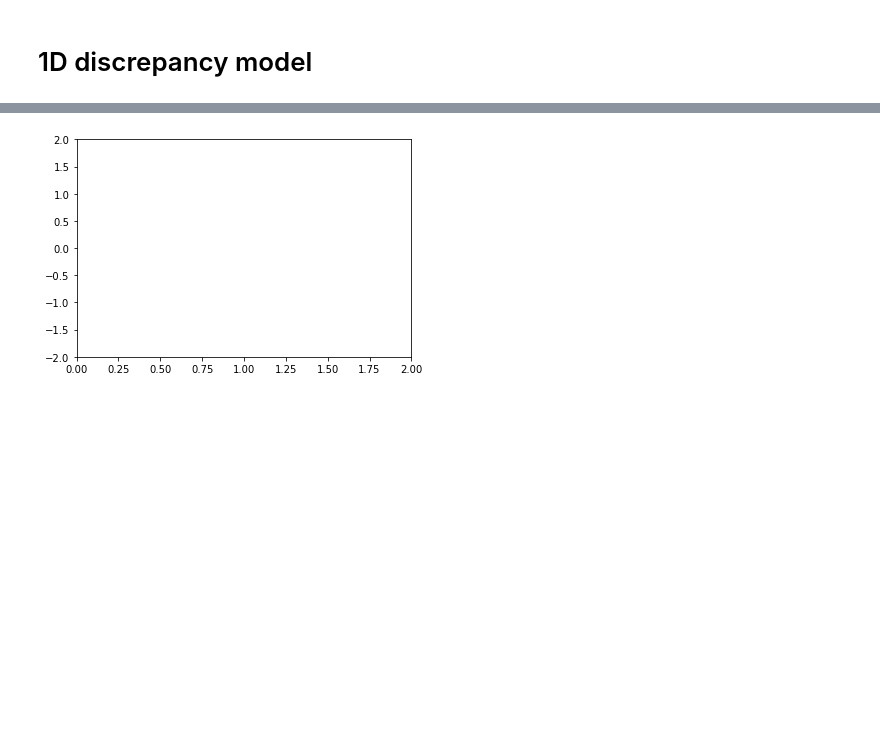
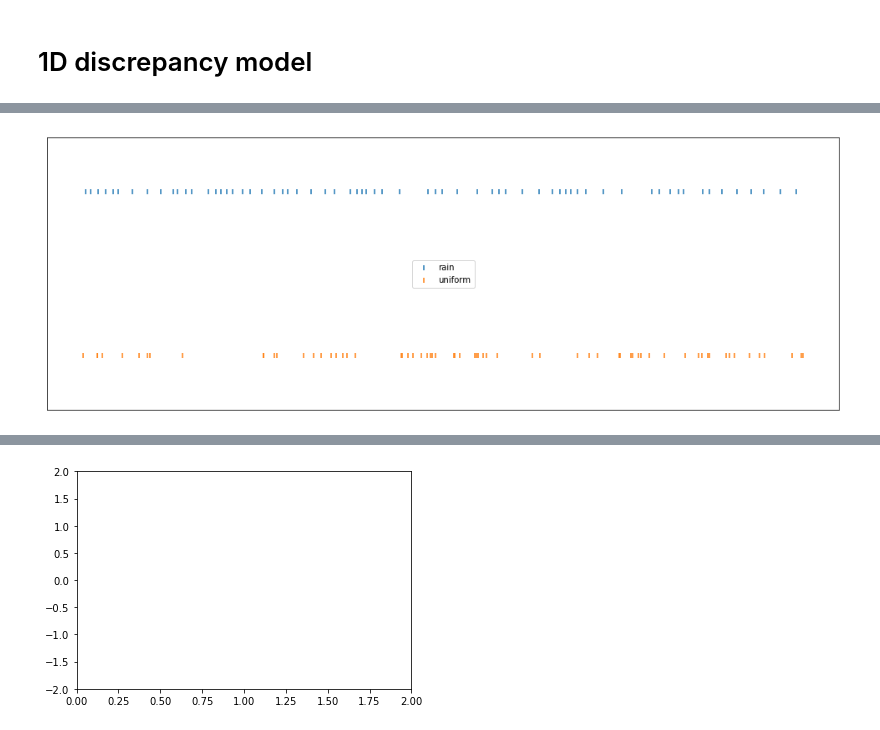
Before and after one commit to ivankeller/discepancy, a Jupyter notebook: discrepancy1.ipynb, the cells around one changed output, grey strips where cells are left out. Saved outputs shown, nothing was run; the diff lists cells and outputs as text; code cells hidden in the pictures; blank space fills up the shorter version.

```diff
--- a/discrepancy1.ipynb
+++ b/discrepancy1.ipynb
@@ -85,3 +100,15 @@ plt.scatter(np.random.sample(nb_drops), np.zeros(len(centers)), marker='|');
+# %%
+nb_drops = len(drops)
+plt.figure(figsize=(17, 6))
+plt.scatter(drops, 0.8 * np.ones(nb_drops), marker='|', label='rain')
+plt.scatter(np.random.sample(nb_drops), 0.2 * np.ones(nb_drops), marker='|', label='uniform')
+plt.ylim(ymin=0.0, ymax=1.0)
+plt.legend(loc='center')
+#plt.axis('off');
+plt.xticks([])
+plt.yticks([]);
+# %% [output]
+[figure, added]
 # %%
 nb_drops = 100
 plt.figure(figsize=(6,6))
```
Also changed, not shown: parts of 20 cells of this notebook, 1 other file.
